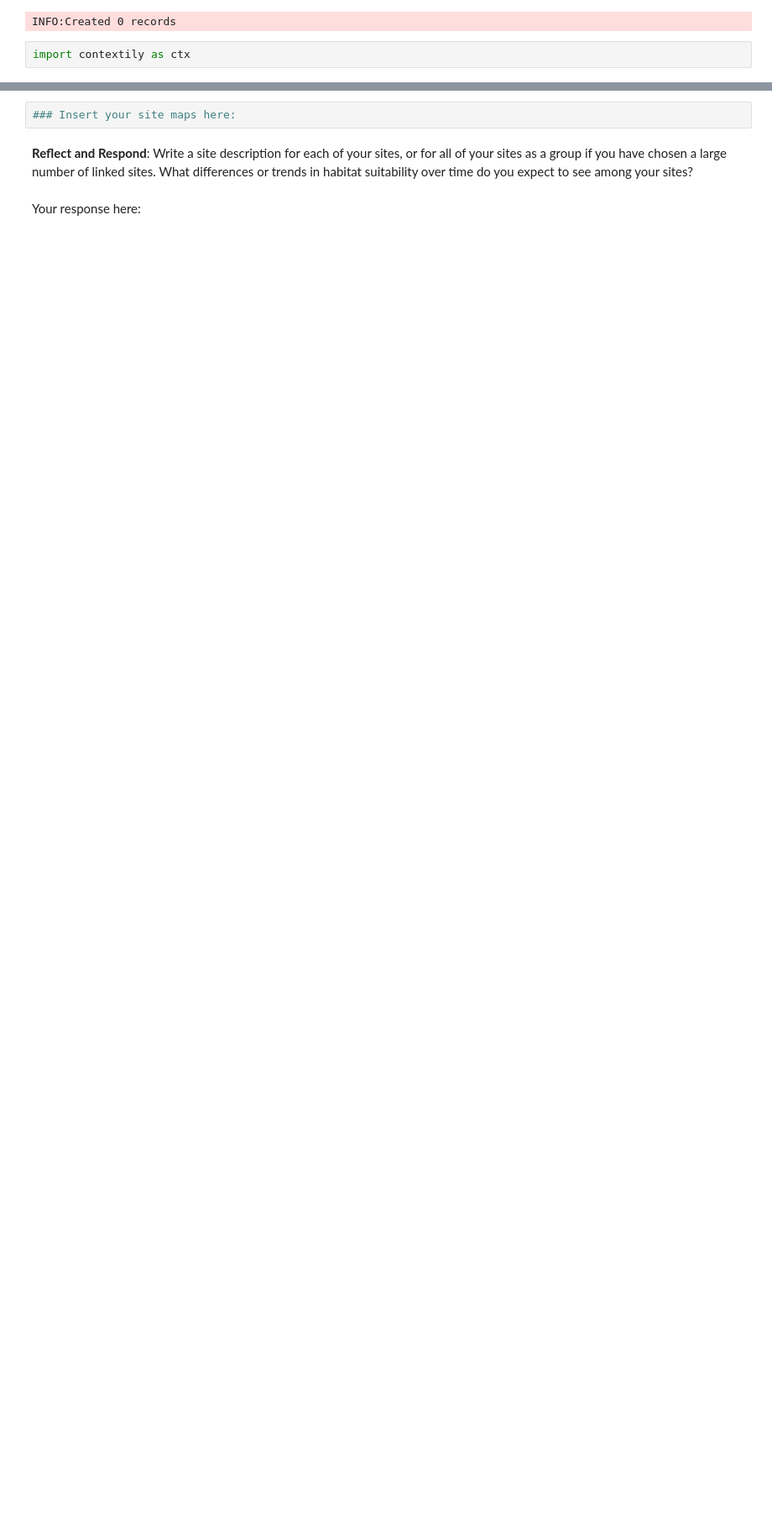
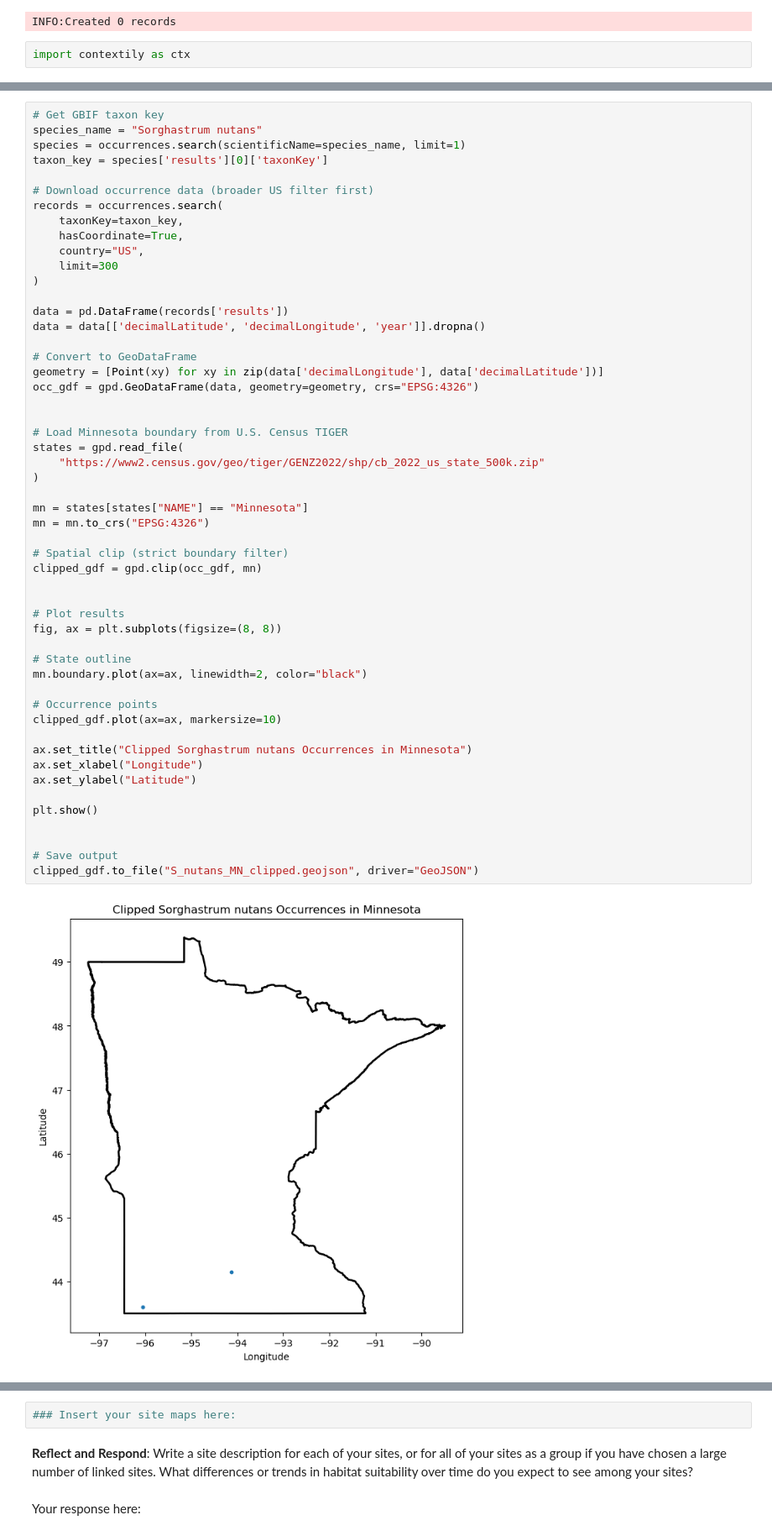
Before and after one commit to earthlab-education/spring-03-habitat-suitability-climate-change-ryme1295, a Jupyter notebook: habitat_suitability.ipynb, the cells around one changed output, grey strips where cells are left out. Shown at 84% size. Drawn from its saved outputs; the diff is of its cells as text; blank space fills up the shorter version.

```diff
--- a/habitat_suitability.ipynb
+++ b/habitat_suitability.ipynb
@@ -206,0 +321,54 @@ plt.show()
+# %%
+# Get GBIF taxon key
+species_name = "Sorghastrum nutans"
+species = occurrences.search(scientificName=species_name, limit=1)
+taxon_key = species['results'][0]['taxonKey']
+
+# Download occurrence data (broader US filter first)
+records = occurrences.search(
+    taxonKey=taxon_key,
+    hasCoordinate=True,
+    country="US",
+    limit=300
+)
+
+data = pd.DataFrame(records['results'])
+data = data[['decimalLatitude', 'decimalLongitude', 'year']].dropna()
+
+# Convert to GeoDataFrame
+geometry = [Point(xy) for xy in zip(data['decimalLongitude'], data['decimalLatitude'])]
+occ_gdf = gpd.GeoDataFrame(data, geometry=geometry, crs="EPSG:4326")
+
+
+# Load Minnesota boundary from U.S. Census TIGER
+states = gpd.read_file(
+    "https://www2.census.gov/geo/tiger/GENZ2022/shp/cb_2022_us_state_500k.zip"
+)
+
+mn = states[states["NAME"] == "Minnesota"]
+mn = mn.to_crs("EPSG:4326")
+
+# Spatial clip (strict boundary filter)
+clipped_gdf = gpd.clip(occ_gdf, mn)
+
+
+# Plot results
+fig, ax = plt.subplots(figsize=(8, 8))
+
+# State outline
+mn.boundary.plot(ax=ax, linewidth=2, color="black")
+
+# Occurrence points
+clipped_gdf.plot(ax=ax, markersize=10)
+
+ax.set_title("Clipped Sorghastrum nutans Occurrences in Minnesota")
+ax.set_xlabel("Longitude")
+ax.set_ylabel("Latitude")
+
+plt.show()
+
+
+# Save output
+clipped_gdf.to_file("S_nutans_MN_clipped.geojson", driver="GeoJSON")
+# %% [output]
+[figure, added]
```
Also changed, not shown: parts of 7 cells of this notebook, 20 other files.
